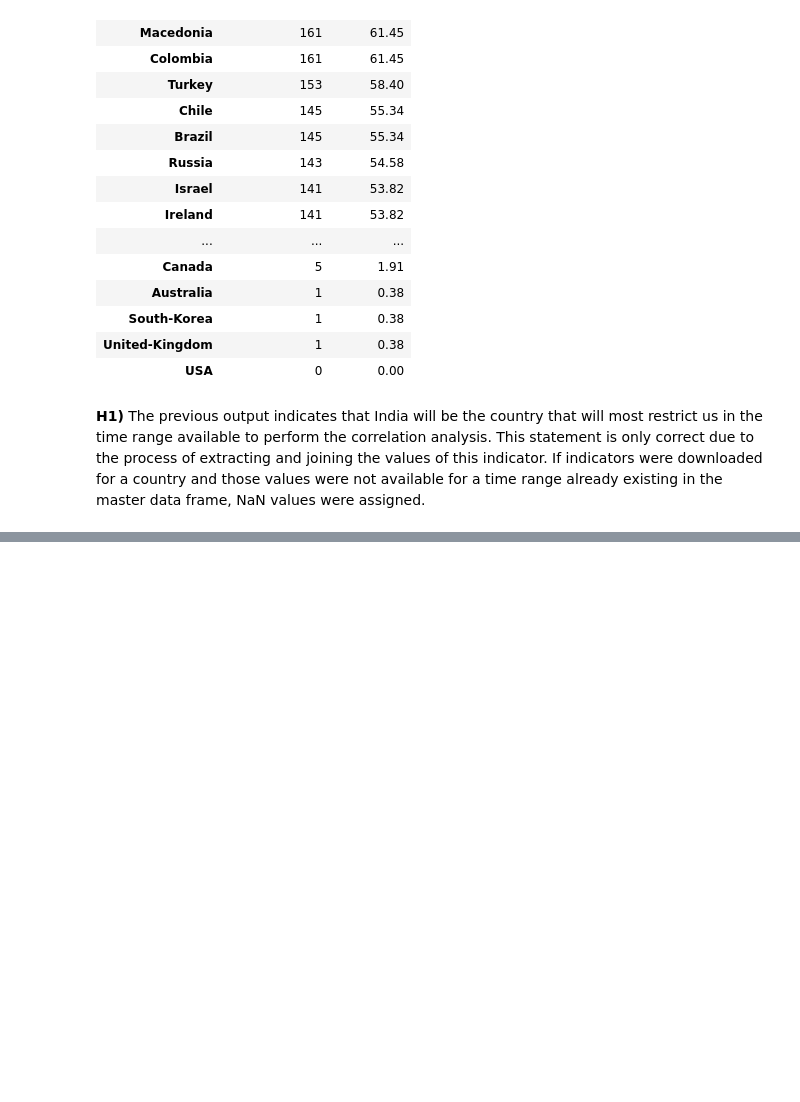
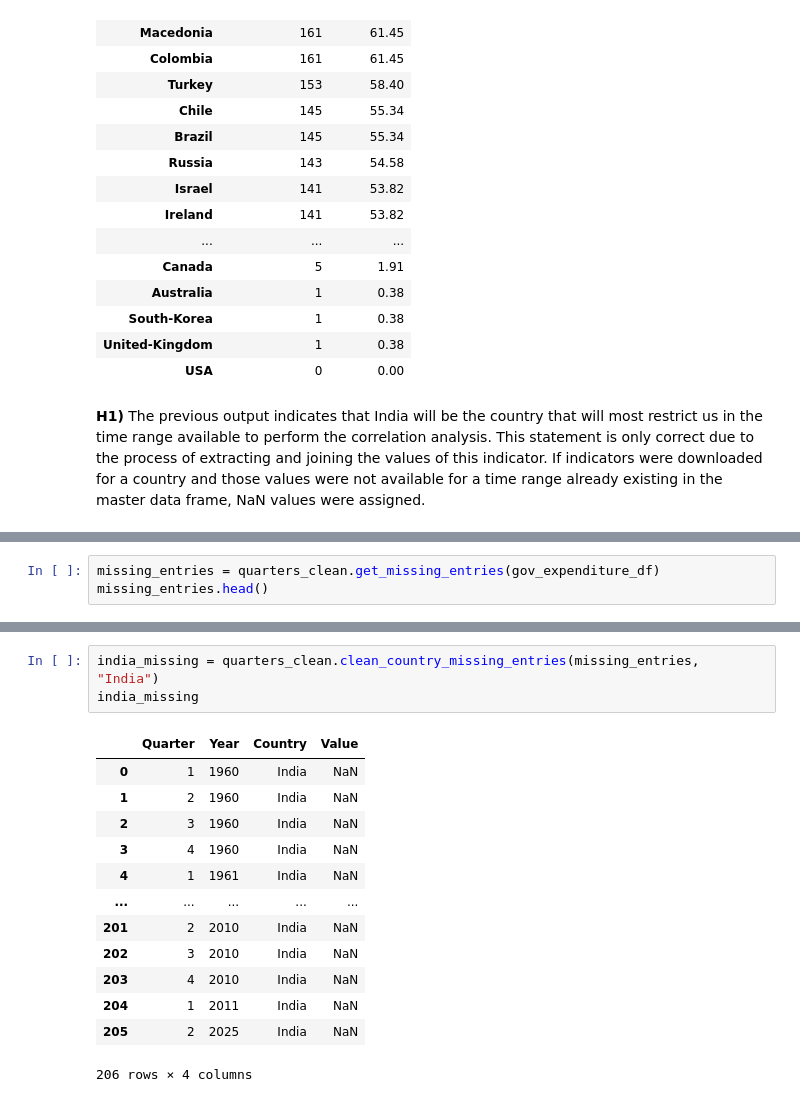
Before and after one commit to acostadlucas/mcs-red, a Jupyter notebook: ETL_second_iteration/clean_gov_expen_index.ipynb, the cells around one changed output, grey strips where cells are left out. Cells and saved outputs as stored; diff of their text form; blank space fills up the shorter version.

```diff
--- a/ETL_second_iteration/clean_gov_expen_index.ipynb
+++ b/ETL_second_iteration/clean_gov_expen_index.ipynb
@@ -48,0 +51,3 @@ quarters_clean.summarize_missing_by_country(gov_expenditure_df)
+# %%
+missing_entries = quarters_clean.get_missing_entries(gov_expenditure_df)
+missing_entries.head()
@@ -48,0 +61,17 @@ quarters_clean.summarize_missing_by_country(gov_expenditure_df)
+# %%
+india_missing = quarters_clean.clean_country_missing_entries(missing_entries, "India")
+india_missing
+# %% [output]
+|  | Quarter | Year | Country | Value |
+| 0 | 1 | 1960 | India | NaN |
+| 1 | 2 | 1960 | India | NaN |
+| 2 | 3 | 1960 | India | NaN |
+| 3 | 4 | 1960 | India | NaN |
+| 4 | 1 | 1961 | India | NaN |
+| ... | ... | ... | ... | ... |
+| 201 | 2 | 2010 | India | NaN |
+| 202 | 3 | 2010 | India | NaN |
+| 203 | 4 | 2010 | India | NaN |
+| 204 | 1 | 2011 | India | NaN |
+| 205 | 2 | 2025 | India | NaN |
+206 rows × 4 columns
```
Also changed, not shown: parts of 17 cells of this notebook.
